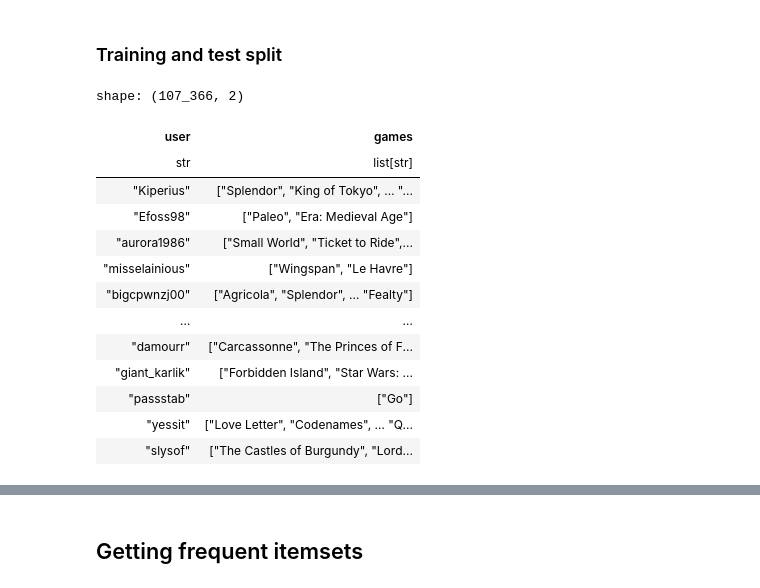
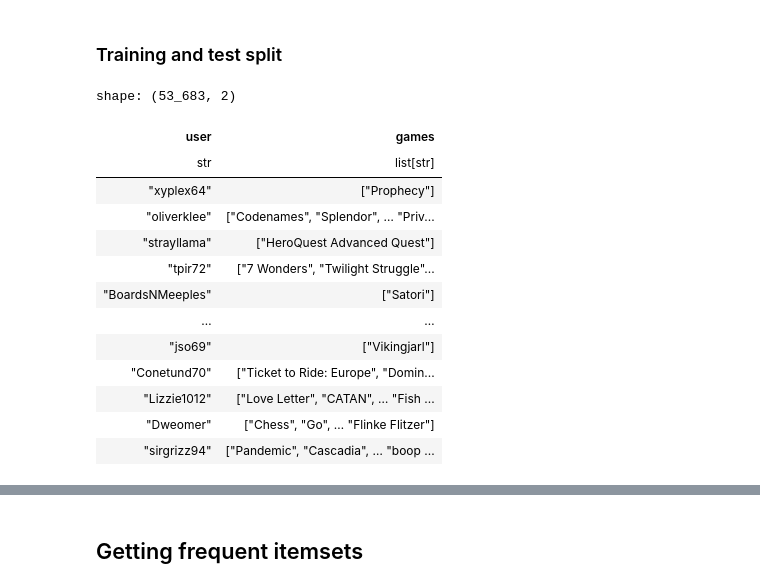
Before and after one commit to OskarKocjancic/02807_2025_group_29, a Jupyter notebook: frequent_itemsets.ipynb, the cells around one changed output, grey strips where cells are left out. Cells and saved outputs as stored; diff of their text form; code cells hidden in the pictures.

```diff
--- a/frequent_itemsets.ipynb
+++ b/frequent_itemsets.ipynb
@@ -54,24 +54,24 @@ baskets = (
 # %% [markdown]
 ### Training and test split
 # %%
-baskets_train = baskets.head(int(0.8 * len(baskets)))
-baskets_test = baskets.tail(len(baskets) - int(0.8 * len(baskets)))
+baskets_train = baskets.head(int(0.9 * len(baskets)))
+baskets_test = baskets.tail(len(baskets) - int(0.9 * len(baskets)))
 baskets_test
 # %% [output]
-shape: (107_366, 2)
+shape: (53_683, 2)
 | user | games |
 | str | list[str] |
-| "Kiperius" | ["Splendor", "King of Tokyo", … "... |
-| "Efoss98" | ["Paleo", "Era: Medieval Age"] |
-| "aurora1986" | ["Small World", "Ticket to Ride",... |
-| "misselainious" | ["Wingspan", "Le Havre"] |
-| "bigcpwnzj00" | ["Agricola", "Splendor", … "Fealty"] |
+| "xyplex64" | ["Prophecy"] |
+| "oliverklee" | ["Codenames", "Splendor", … "Priv... |
+| "strayllama" | ["HeroQuest Advanced Quest"] |
+| "tpir72" | ["7 Wonders", "Twilight Struggle"... |
+| "BoardsNMeeples" | ["Satori"] |
 | … | … |
-| "damourr" | ["Carcassonne", "The Princes of F... |
-| "giant_karlik" | ["Forbidden Island", "Star Wars: ... |
-| "passstab" | ["Go"] |
-| "yessit" | ["Love Letter", "Codenames", … "Q... |
-| "slysof" | ["The Castles of Burgundy", "Lord... |
+| "jso69" | ["Vikingjarl"] |
+| "Conetund70" | ["Ticket to Ride: Europe", "Domin... |
+| "Lizzie1012" | ["Love Letter", "CATAN", … "Fish ... |
+| "Dweomer" | ["Chess", "Go", … "Flinke Flitzer"] |
+| "sirgrizz94" | ["Pandemic", "Cascadia", … "boop ... |
 # %%
 baskets_test = baskets_test.filter(pl.col('games').list.len() >= 3)
 baskets_test = baskets_test.to_pandas()
```
Also changed, not shown: parts of 11 cells of this notebook.
